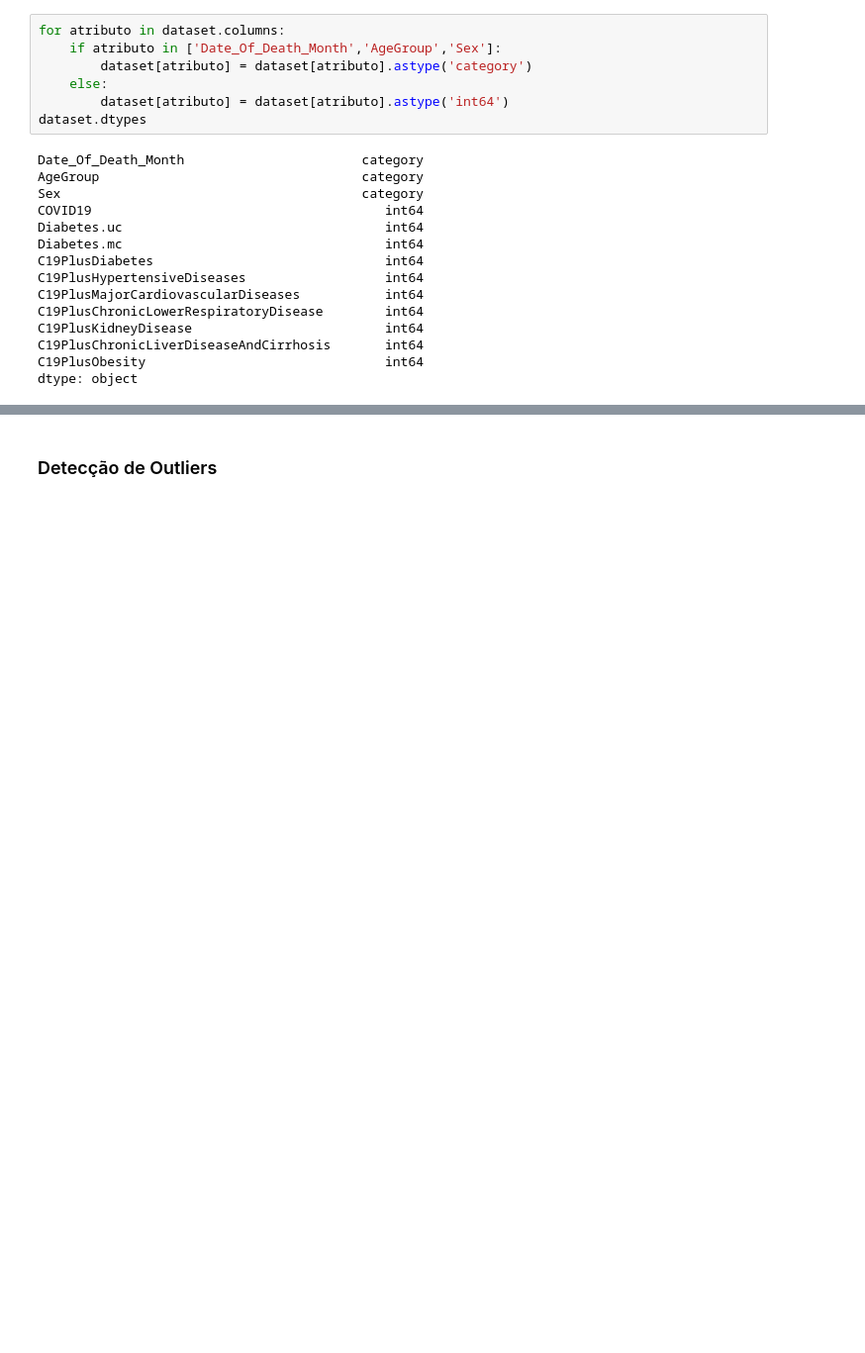
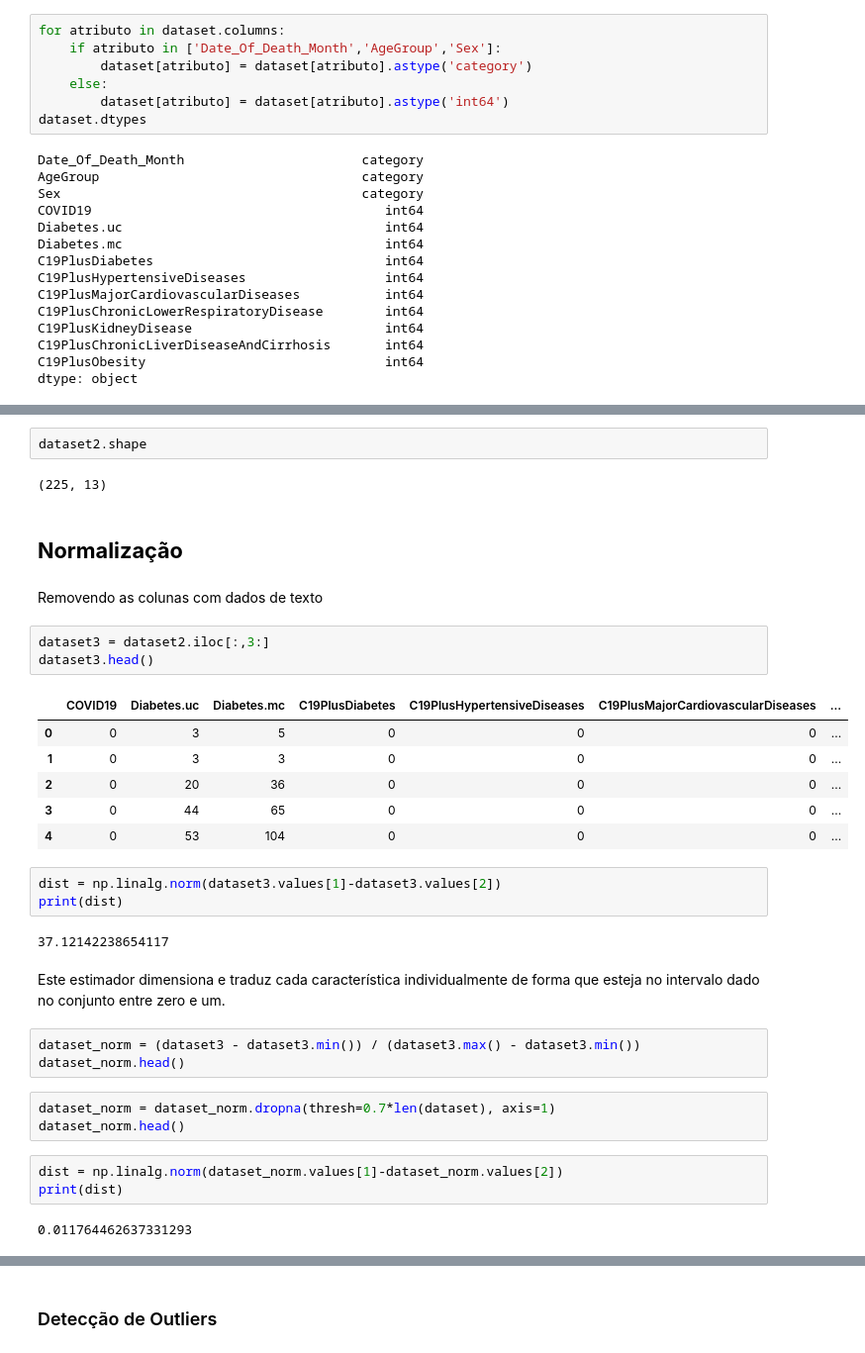
Before and after one commit to Giganoide01/Projeto_Analise_Dados_CinUFPE, a Jupyter notebook: projeto_iad.ipynb, the cells around one changed output, grey strips where cells are left out. Shown at 99% size. Saved outputs shown, nothing was run; the diff lists cells and outputs as text; blank space fills up the shorter version.

```diff
--- a/projeto_iad.ipynb
+++ b/projeto_iad.ipynb
@@ -223,0 +237,36 @@ dtype: object
+# %%
+dataset2.shape
+# %% [output]
+(225, 13)
+# %% [markdown]
+## **Normalização**
+# %% [markdown]
+Removendo as colunas com dados de texto
+# %%
+dataset3 = dataset2.iloc[:,3:]
+dataset3.head()
+# %% [output]
+|  | COVID19 | Diabetes.uc | Diabetes.mc | C19PlusDiabetes | C19PlusHypertensiveDiseases | C19PlusMajorCardiovascularDiseases | ... |
+| 0 | 0 | 3 | 5 | 0 | 0 | 0 | ... |
+| 1 | 0 | 3 | 3 | 0 | 0 | 0 | ... |
+| 2 | 0 | 20 | 36 | 0 | 0 | 0 | ... |
+| 3 | 0 | 44 | 65 | 0 | 0 | 0 | ... |
+| 4 | 0 | 53 | 104 | 0 | 0 | 0 | ... |
+# %%
+dist = np.linalg.norm(dataset3.values[1]-dataset3.values[2])
+print(dist)
+# %% [output]
+37.12142238654117
+# %% [markdown]
+Este estimador dimensiona e traduz cada característica individualmente de forma que esteja no intervalo dado no conjunto entre zero e um.
+# %%
+dataset_norm = (dataset3 - dataset3.min()) / (dataset3.max() - dataset3.min())
+dataset_norm.head()
+# %%
+dataset_norm = dataset_norm.dropna(thresh=0.7*len(dataset), axis=1)
+dataset_norm.head()
+# %%
+dist = np.linalg.norm(dataset_norm.values[1]-dataset_norm.values[2])
+print(dist)
+# %% [output]
+0.011764462637331293
```
Also changed, not shown: parts of 16 cells of this notebook.
